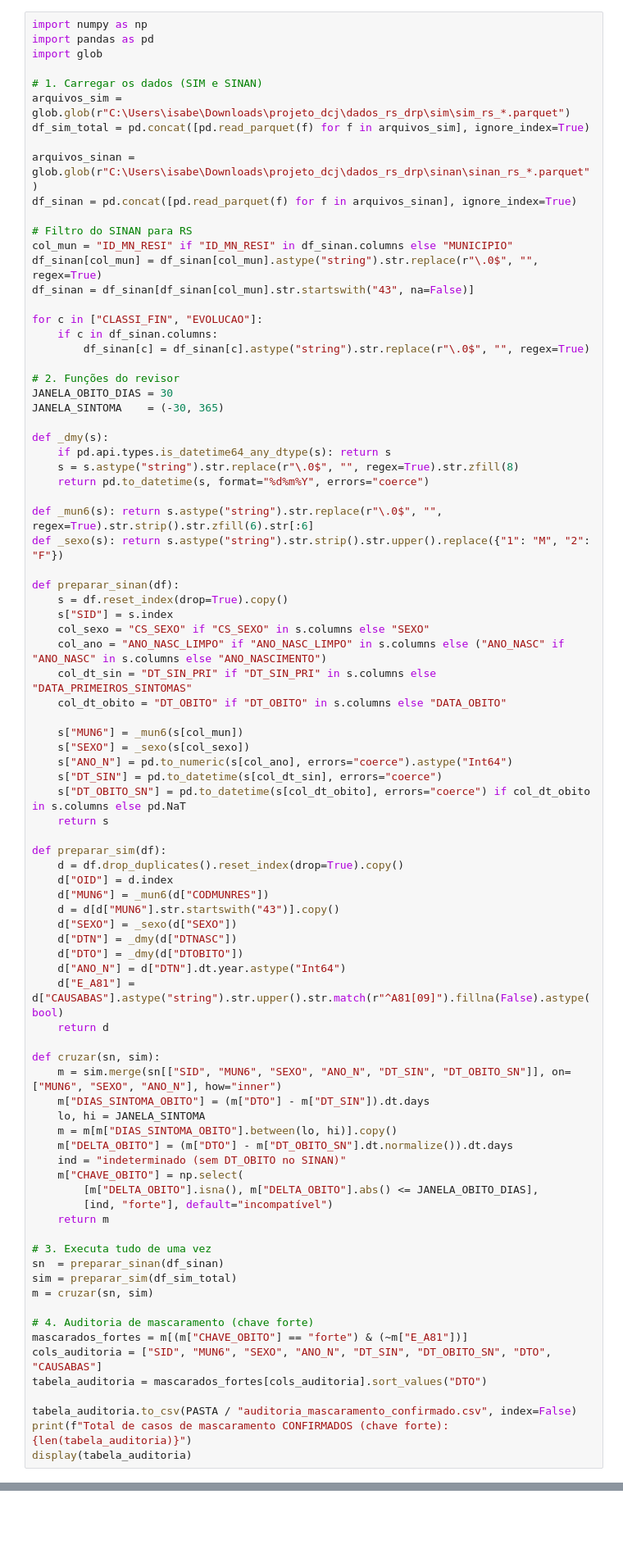
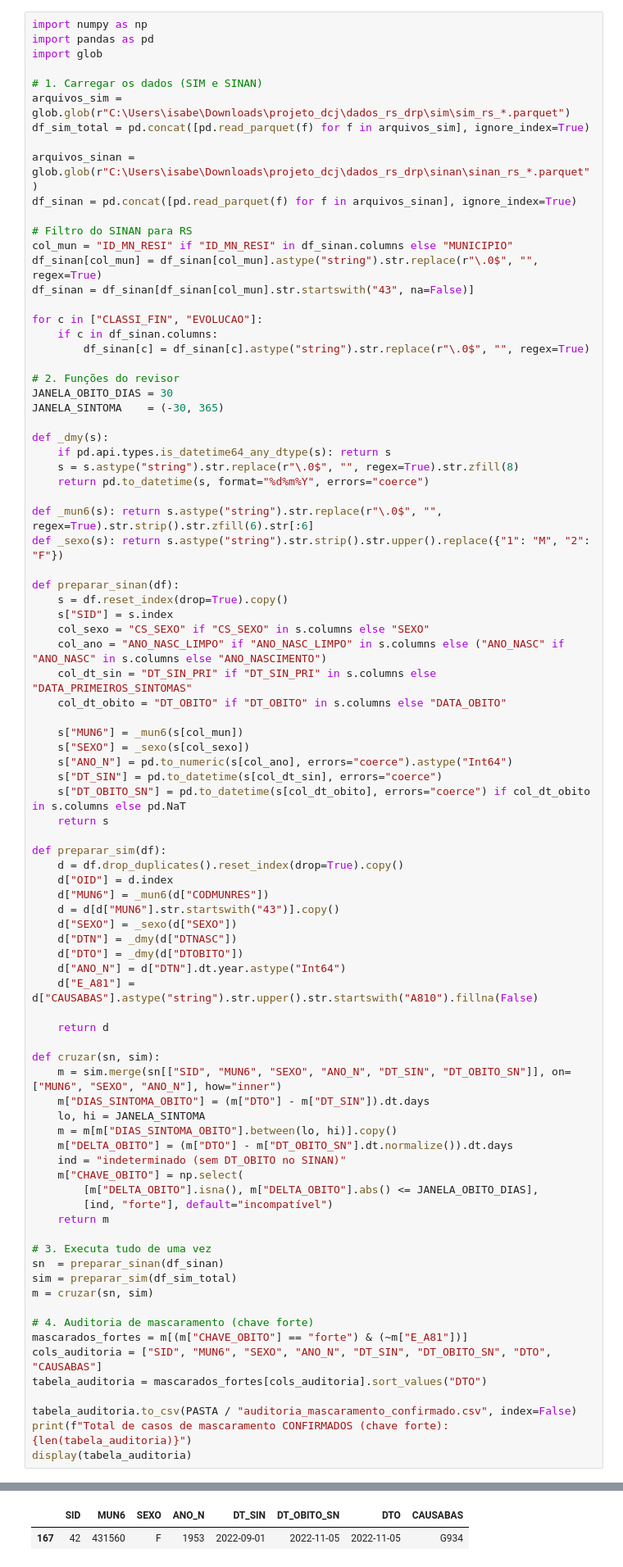
Before and after one commit to isabelaacr/DATASUS_Pipeline, a Jupyter notebook: projeto_dcj/relatorio.ipynb, the cells around one changed output, grey strips where cells are left out. Shown at 82% size. Drawn from its saved outputs; the diff is of its cells as text; blank space fills up the shorter version.

Commit message:
feat: aplica correcoes de validacao (permutacao, CIDs genericos, causas associadas) e atualiza resultados

```diff
--- a/projeto_dcj/relatorio.ipynb
+++ b/projeto_dcj/relatorio.ipynb
@@ -152,7 +265,8 @@ def preparar_sim(df):
     d["DTN"] = _dmy(d["DTNASC"])
     d["DTO"] = _dmy(d["DTOBITO"])
     d["ANO_N"] = d["DTN"].dt.year.astype("Int64")
-    d["E_A81"] = d["CAUSABAS"].astype("string").str.upper().str.match(r"^A81[09]").fillna(False).astype(bool)
+    d["E_A81"] = d["CAUSABAS"].astype("string").str.upper().str.startswith("A810").fillna(False)
+
     return d
 
 def cruzar(sn, sim):
@@ -180,3 +294,4 @@ tabela_auditoria = mascarados_fortes[cols_auditoria].sort_values("DTO")
 tabela_auditoria.to_csv(PASTA / "auditoria_mascaramento_confirmado.csv", index=False)
 print(f"Total de casos de mascaramento CONFIRMADOS (chave forte): {len(tabela_auditoria)}")
 display(tabela_auditoria)
+# %% [output]
@@ -183,3 +299,5 @@ display(tabela_auditoria)
+|  | SID | MUN6 | SEXO | ANO_N | DT_SIN | DT_OBITO_SN | DTO | CAUSABAS |
+| 167 | 42 | 431560 | F | 1953 | 2022-09-01 | 2022-11-05 | 2022-11-05 | G934 |
 # %%
 # Verifica o nome exato das colunas
 print(df_sinan.columns.tolist())
```
Also changed, not shown: parts of 13 cells of this notebook, 13 other files.
